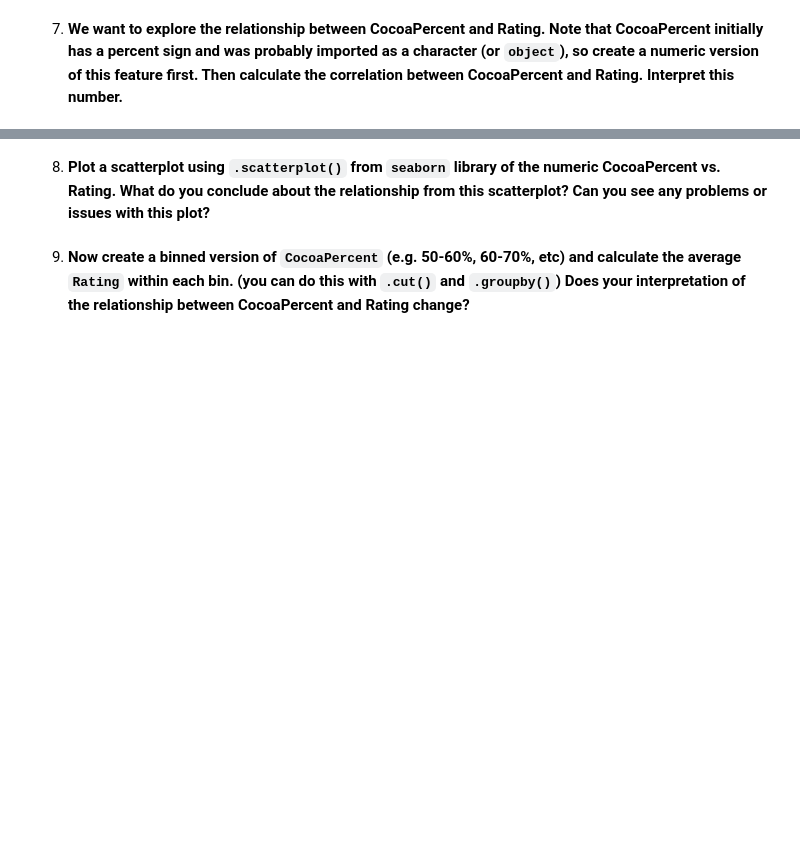
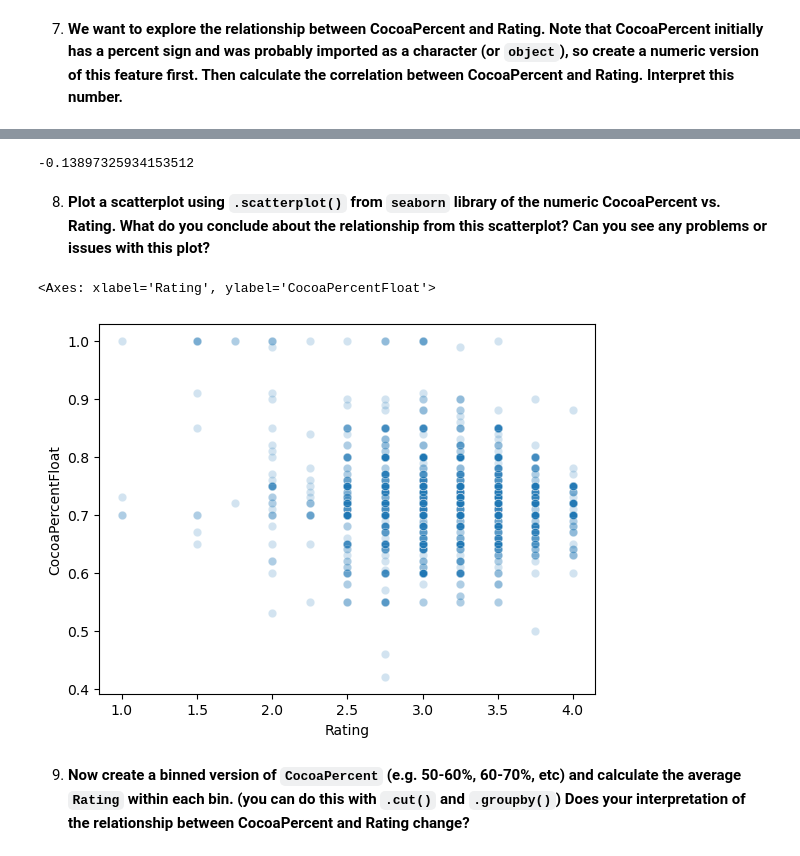
Before and after one commit to chrismji/Datasci-and-Ai-in-Bus, a Jupyter notebook: hw1.ipynb, the cells around one changed output, grey strips where cells are left out. Drawn from its saved outputs; the diff is of its cells as text; code cells hidden in the pictures; blank space fills up the shorter version.

```diff
--- a/hw1.ipynb
+++ b/hw1.ipynb
@@ -115,2 +182,5 @@ dtype: int64
 # %% [markdown]
 7.  **We want to explore the relationship between CocoaPercent and Rating.  Note that CocoaPercent initially has a percent sign and was probably imported as a character (or `object`), so create a numeric version of this feature first.   Then calculate the correlation between CocoaPercent and Rating.   Interpret this number.**
+# %%
+df['CocoaPercentFloat'] = df['CocoaPercent'].str[:-1].astype(float) / 100 # originally tried to do float() oops!
+df['CocoaPercentFloat']
@@ -117,4 +200,19 @@ dtype: int64
+# %%
+df['CocoaPercentFloat'].corr(df['Rating'])
+# *weak* negative correlation-- low cocoa% is barely more likely to be rated highly
+# %% [output]
+-0.13897325934153512
 # %% [markdown]
 8. **Plot a scatterplot using `.scatterplot()` from `seaborn` library of the numeric CocoaPercent vs. Rating.   What do you conclude about the relationship from this scatterplot?  Can you see any problems or issues with this plot?**
+# %%
+sns.scatterplot(df, x='Rating', y='CocoaPercentFloat', alpha=0.2)
+# very weak correlation, although it seems that the spread seems to narrow for the absolute highest ratings
+# perhaps try nonlinear correlations?
+# the concrete steps in ratings makes the scatterplot look very jarring(?)
+# cocoa% also has the same issue; 100 steps is very little in thousands of results + many sit at the same 65/70/80 numbers
+# even with heavy alpha, it's very dfficult to discern how many samples overlap at the same points
+# %% [output]
+<Axes: xlabel='Rating', ylabel='CocoaPercentFloat'>
+[figure, added]
 # %% [markdown]
 9. **Now create a binned version of `CocoaPercent` (e.g. 50-60%, 60-70%, etc) and calculate the average `Rating` within each bin. (you can do this with `.cut()` and `.groupby()`)  Does your interpretation of the relationship between CocoaPercent and Rating change?**
```
Also changed, not shown: parts of 13 cells of this notebook.
